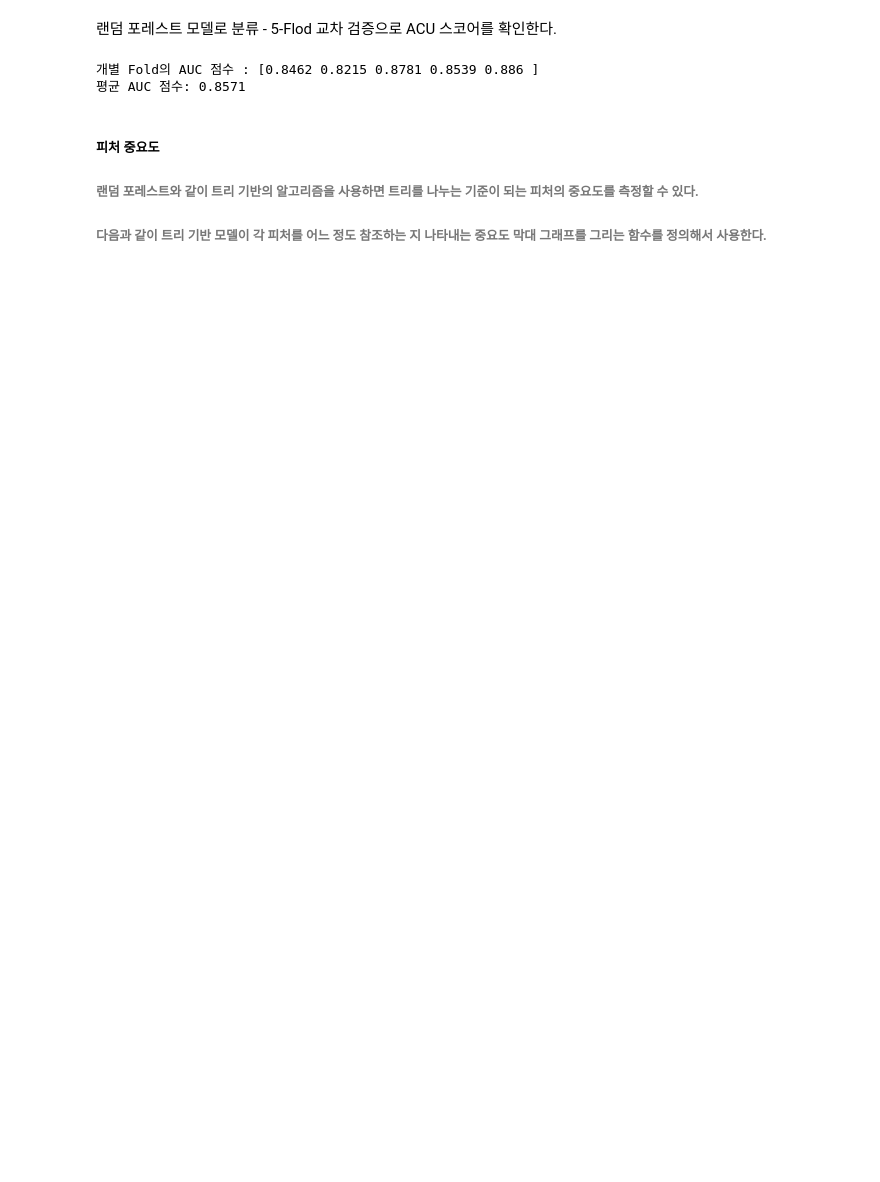
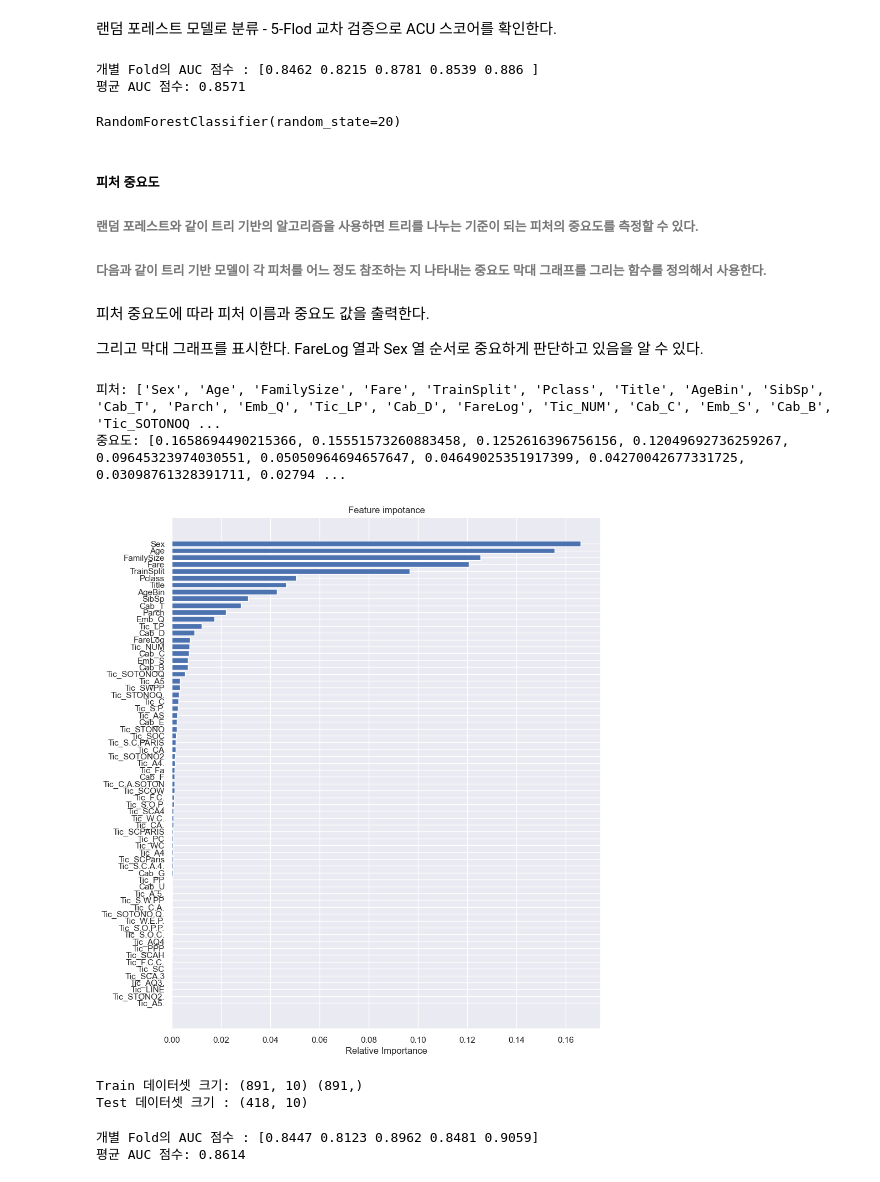
Before and after one commit to jihun5/jihun5, a Jupyter notebook: jupyter_project/jupyter_project/타이타닉/타이타닉2.ipynb, the cells around one changed output. Saved outputs shown, nothing was run; the diff lists cells and outputs as text; code cells hidden in the pictures; blank space fills up the shorter version.

```diff
--- a/jupyter_project/jupyter_project/타이타닉/타이타닉2.ipynb
+++ b/jupyter_project/jupyter_project/타이타닉/타이타닉2.ipynb
@@ -838,14 +852,14 @@ data.head()
 | 4 | 5 | 0.0 | 1.0 | 1 | 0.436302 | 0.000 | 0.0 | 0.015713 | Train | 0.285714 | ... |
 5 rows × 71 columns
 # %%
-selected_feature = ['Pclass','Sex','Age','SibSp','Parch','Fare','TrainSplit','Title','AgeBin','FamilySize','FareLog','Emb_Q','Emb_S','Cab_B',
+selected_features = ['Pclass','Sex','Age','SibSp','Parch','Fare','TrainSplit','Title','AgeBin','FamilySize','FareLog','Emb_Q','Emb_S','Cab_B',
                     'Cab_C','Cab_D','Cab_E','Cab_F','Cab_G','Cab_T','Cab_U','Tic_A.5.','Tic_A4','Tic_A4.','Tic_A5','Tic_A5.','Tic_AQ3.',
                     'Tic_AQ4','Tic_AS','Tic_C','Tic_C.A.','Tic_C.A.SOTON','Tic_CA','Tic_CA.','Tic_F.C.','Tic_F.C.C.','Tic_Fa','Tic_LINE','Tic_LP',
                     'Tic_NUM','Tic_PC','Tic_PP','Tic_PPP','Tic_S.C.A.4.','Tic_S.C.PARIS','Tic_S.O.C.','Tic_S.O.P.','Tic_S.O.P.P.','Tic_S.P.',
                     'Tic_S.W.PP','Tic_SC','Tic_SCA.3','Tic_SCA4','Tic_SCAH','Tic_SCOW','Tic_SCPARIS',
                     'Tic_SCParis','Tic_SOC','Tic_SOTONO.Q.','Tic_SOTONO2','Tic_SOTONOQ',
                     'Tic_STONO','Tic_STONO2.','Tic_STONOQ.','Tic_SWPP','Tic_W.C.','Tic_W.E.P.','Tic_WC','Tic_WEP']
-len(selected_feature)
+len(selected_features)
 # %% [output]
 69
 # %% [markdown]
@@ -855,8 +869,8 @@ len(selected_feature)
 # 학습용 데이터와 예측 대상인 테스트 데이터 구분
 y_train = data.loc[data['TrainSplit']=='Train', 'Survived']
 print(y_train)
-x_train = data.loc[data['TrainSplit']=='Train', selected_feature]
-x_test = data.loc[data['TrainSplit']=='Test', selected_feature]
+x_train = data.loc[data['TrainSplit']=='Train', selected_features]
+x_test = data.loc[data['TrainSplit']=='Test', selected_features]
 print("Train 데이터셋 크기:", x_train.shape, y_train.shape)
 print("Test 데이터셋 크기:", x_test.shape)
 # %% [output]
@@ -955,20 +967,53 @@ print("평균 AUC 점수:", np.round(np.mean(auc_scores), 4))
 평균 AUC 점수: 0.8571
 # %%
 # test 데이터 예측 및 제출 파일 저장
-# rf_model.fit(x_train, y_train)
+rf_model.fit(x_train, y_train)
 # y_test_pred = rf_model.predict(x_test)
 # submission['Survived'] = y_test_pred.astype(int)
 # submission.to_csv(index=False)
+# %% [output]
+RandomForestClassifier(random_state=20)
 # %% [markdown]
 ##### 피처 중요도
 ###### 랜덤 포레스트와 같이 트리 기반의 알고리즘을 사용하면 트리를 나누는 기준이 되는 피처의 중요도를 측정할 수 있다.
 ###### 다음과 같이 트리 기반 모델이 각 피처를 어느 정도 참조하는 지 나타내는 중요도 막대 그래프를 그리는 함수를 정의해서 사용한다.
 # %%
 # test 계열 알고리즘 feature intortance 그래프
-def plot_importance(model, feature):
-    importance = model.feautre_importances_
-    indices = np.arqsort(importance)
-    feature_names = [feature[i] for i in indices]
-    feature_imp = importance[indices]
+def plot_importance(model, features):
+    importances = model.feature_importances_
+    indices = np.argsort(importances)
+    feature_names = [features[i] for i in indices]
+    feature_imp = importances[indices]
 
     plt.figure(figsize=(10,12))
+    plt.title("Feature impotance")
+    plt.barh(range(len(indices)), feature_imp, align='center')
+    plt.yticks(range(len(indices)), feature_names)
+    plt.xlabel("Relative Importance")
+
+    print("피처:", list(reversed(feature_names)))
+    print("중요도:", list(reversed(feature_imp)))
+
+    return list(reversed(feature_names)), list(reversed(feature_imp))
+# %% [markdown]
+피처 중요도에 따라 피처 이름과 중요도 값을 출력한다.
+
+그리고 막대 그래프를 표시한다. FareLog 열과 Sex 열 순서로 중요하게 판단하고 있음을 알 수 있다.
+# %%
+# 랜덤 포레스트 모델의 피처 중요도
+imp_features, imp_scores = plot_importance(rf_model, selected_features)
+# %% [output]
+피처: ['Sex', 'Age', 'FamilySize', 'Fare', 'TrainSplit', 'Pclass', 'Title', 'AgeBin', 'SibSp', 'Cab_T', 'Parch', 'Emb_Q', 'Tic_LP', 'Cab_D', 'FareLog', 'Tic_NUM', 'Cab_C', 'Emb_S', 'Cab_B', 'Tic_SOTONOQ ...
+중요도: [0.1658694490215366, 0.15551573260883458, 0.1252616396756156, 0.12049692736259267, 0.09645323974030551, 0.05050964694657647, 0.04649025351917399, 0.04270042677331725, 0.03098761328391711, 0.02794 ...
+[figure, added]
+# %%
+# 상위 10개 피처만 선택
+selected_features = imp_features[:10]
+y_train = data.loc[data['TrainSplit']=='Train', 'Survived']
+x_train = data.loc[data['TrainSplit']=='Train', selected_features]
+x_test = data.loc[data['TrainSplit']=='Test', selected_features]
+print("Train 데이터셋 크기:", x_train.shape, y_train.shape)
+print("Test 데이터셋 크기 :", x_test.shape)
+# %% [output]
+Train 데이터셋 크기: (891, 10) (891,)
+Test 데이터셋 크기 : (418, 10)
@@ -974,0 +1025,16 @@ def plot_importance(model, feature):
+# %%
+# 10개의 피처만 가지고 랜덤포레스트 모델을 같은 조건에서 재학습한다.
+# 교차검증에서 AUC스코어가 오르는 것을 확인할 수 있다.
+
+# 랜덤포레스트
+rf_model = RandomForestClassifier(random_state=2020)
+auc_scores = cross_val_score(rf_model, x_train, y_train, cv=5, scoring='roc_auc')
+print("개별 Fold의 AUC 점수 :", np.round(auc_scores, 4))
+print("평균 AUC 점수:", np.round(np.mean(auc_scores), 4))
+# rf_model.fit(x_train, y_train)
+# y_test_pred = rf_model.predict(x_test)
+# submission['Survived'] = y_test_pred.astype(int)
+# submission.to_csv(index=False)
+# %% [output]
+개별 Fold의 AUC 점수 : [0.8447 0.8123 0.8962 0.8481 0.9059]
+평균 AUC 점수: 0.8614
```
Also changed, not shown: parts of 12 cells of this notebook.
